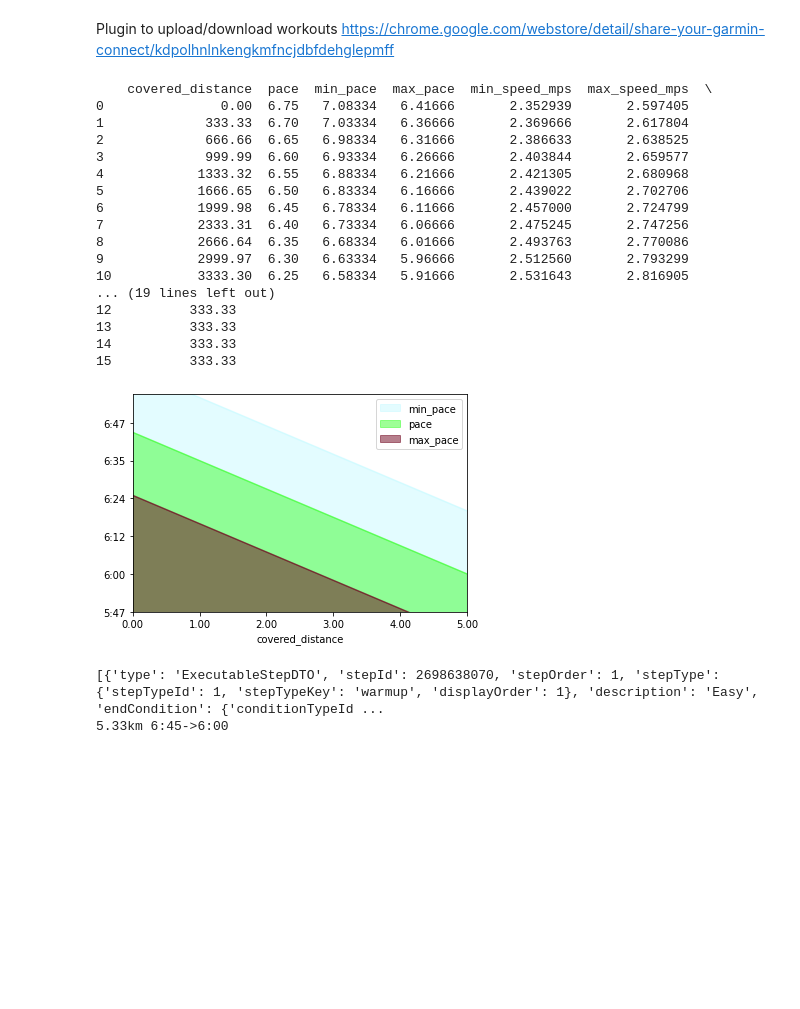
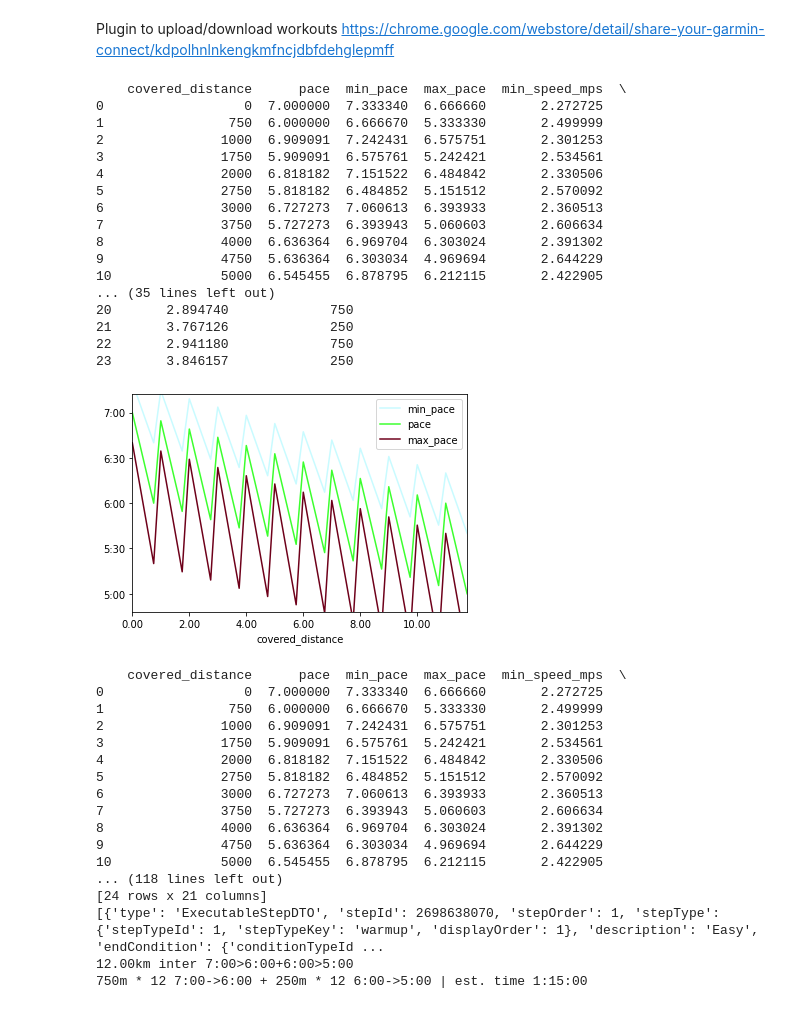
Before and after one commit to palkakrzysiek/trainings-generator-python, a Jupyter notebook: progression.ipynb, the cells around one changed output. Saved outputs shown, nothing was run; the diff lists cells and outputs as text; code cells hidden in the pictures; blank space fills up the shorter version.

Commit message:
intervals

```diff
--- a/progression.ipynb
+++ b/progression.ipynb
@@ -231,34 +263,59 @@ def progression( target_distance, split_distance, start_pace_minpkm, end_pace_mi
         estimated_distance_in_meters=total_distance
     )
 # %%
-workout = progression(
-    target_distance = 5400,
-    split_distance = 333.33,
-    start_pace_minpkm = 6.75,
-    end_pace_minpkm = 6,
-    pace_toleration = 0.33334
-)
+splits = 12
+workout = progression([
+    {
+        "target_distance": 750 * splits,
+        "split_distance": 750,
+        "start_pace_minpkm": 7,
+        "end_pace_minpkm": 6,
+        "pace_toleration": 0.33334
+    },
+    {
+        "target_distance": 250 * splits,
+        "split_distance": 250,
+        "start_pace_minpkm": 6,
+        "end_pace_minpkm": 5,
+        "pace_toleration": 0.66667
+    }
+])
 
 
-json.dumps(workout)
+# json.dumps(workout)
 # %% [output]
-    covered_distance  pace  min_pace  max_pace  min_speed_mps  max_speed_mps  \
-0               0.00  6.75   7.08334   6.41666       2.352939       2.597405
-1             333.33  6.70   7.03334   6.36666       2.369666       2.617804
-2             666.66  6.65   6.98334   6.31666       2.386633       2.638525
-3             999.99  6.60   6.93334   6.26666       2.403844       2.659577
-4            1333.32  6.55   6.88334   6.21666       2.421305       2.680968
-5            1666.65  6.50   6.83334   6.16666       2.439022       2.702706
-6            1999.98  6.45   6.78334   6.11666       2.457000       2.724799
-7            2333.31  6.40   6.73334   6.06666       2.475245       2.747256
-8            2666.64  6.35   6.68334   6.01666       2.493763       2.770086
-9            2999.97  6.30   6.63334   5.96666       2.512560       2.793299
-10           3333.30  6.25   6.58334   5.91666       2.531643       2.816905
-... (19 lines left out)
-12          333.33
-13          333.33
-14          333.33
-15          333.33
+    covered_distance      pace  min_pace  max_pace  min_speed_mps  \
+0                  0  7.000000  7.333340  6.666660       2.272725
+1                750  6.000000  6.666670  5.333330       2.499999
+2               1000  6.909091  7.242431  6.575751       2.301253
+3               1750  5.909091  6.575761  5.242421       2.534561
+4               2000  6.818182  7.151522  6.484842       2.330506
+5               2750  5.818182  6.484852  5.151512       2.570092
+6               3000  6.727273  7.060613  6.393933       2.360513
+7               3750  5.727273  6.393943  5.060603       2.606634
+8               4000  6.636364  6.969704  6.303024       2.391302
+9               4750  5.636364  6.303034  4.969694       2.644229
+10              5000  6.545455  6.878795  6.212115       2.422905
+... (35 lines left out)
+20       2.894740             750
+21       3.767126             250
+22       2.941180             750
+23       3.846157             250
-[figure, old version]
+[figure, new version]
+    covered_distance      pace  min_pace  max_pace  min_speed_mps  \
+0                  0  7.000000  7.333340  6.666660       2.272725
+1                750  6.000000  6.666670  5.333330       2.499999
+2               1000  6.909091  7.242431  6.575751       2.301253
+3               1750  5.909091  6.575761  5.242421       2.534561
+4               2000  6.818182  7.151522  6.484842       2.330506
+5               2750  5.818182  6.484852  5.151512       2.570092
+6               3000  6.727273  7.060613  6.393933       2.360513
+7               3750  5.727273  6.393943  5.060603       2.606634
+8               4000  6.636364  6.969704  6.303024       2.391302
+9               4750  5.636364  6.303034  4.969694       2.644229
+10              5000  6.545455  6.878795  6.212115       2.422905
+... (118 lines left out)
+[24 rows x 21 columns]
 [{'type': 'ExecutableStepDTO', 'stepId': 2698638070, 'stepOrder': 1, 'stepType': {'stepTypeId': 1, 'stepTypeKey': 'warmup', 'displayOrder': 1}, 'description': 'Easy', 'endCondition': {'conditionTypeId ...
-5.33km 6:45->6:00
+12.00km inter 7:00>6:00+6:00>5:00
+750m * 12 7:00->6:00 + 250m * 12 6:00->5:00 | est. time 1:15:00
```
Also changed, not shown: parts of 4 cells of this notebook.
